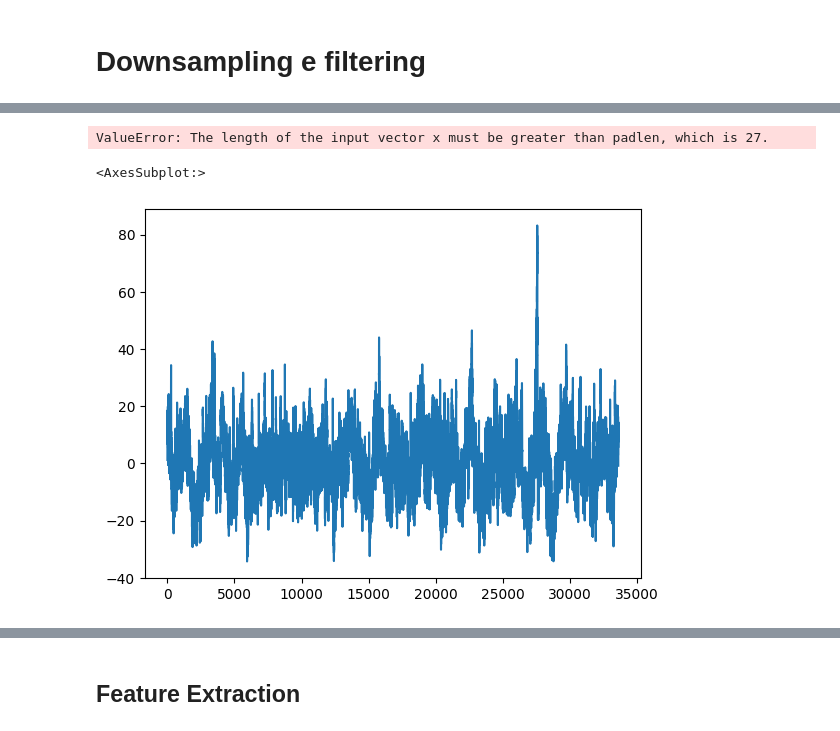
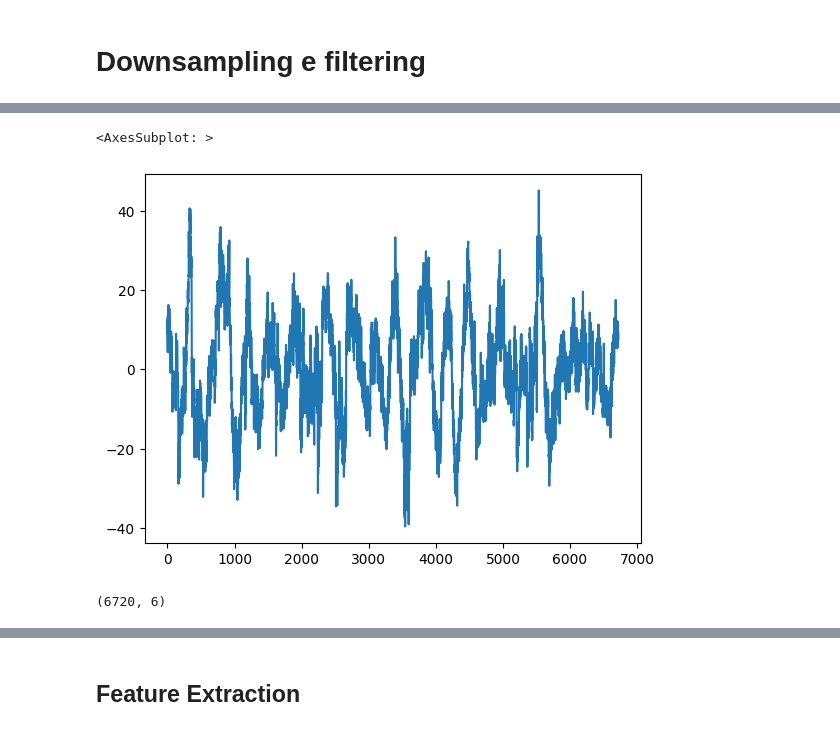
Before and after one commit to Sant0S22/eeg_emotion_recognition, a Jupyter notebook: FVAB_DATASET.ipynb, the cells around one changed output, grey strips where cells are left out. Cells and saved outputs as stored; diff of their text form; code cells hidden in the pictures.

```diff
--- a/FVAB_DATASET.ipynb
+++ b/FVAB_DATASET.ipynb
@@ -115,0 +129,5 @@ def band_pass_filter(data):
+# %%
+pd.DataFrame(processed_data_down)[3].plot()
+# %% [output]
+<AxesSubplot: >
+[figure, added]
@@ -116,14 +136,5 @@ def band_pass_filter(data):
 # %%
-#processed_data_down = down_sampling(data['tyc_eeg1'].T)
-processed_data_down = down_sampling(df_6_channels.T)
-processed_data_filter = band_pass_filter(processed_data_down)
-print(processed_data_down.shape)
 print(processed_data_filter.shape)
 # %% [output]
-ValueError: The length of the input vector x must be greater than padlen, which is 27.
+(6720, 6)
-# %%
-pd.DataFrame(data['tyc_eeg1']).iloc[10].plot()
-# %% [output]
-<AxesSubplot:>
-[figure, removed]
 # %%
```
Also changed, not shown: parts of 22 cells of this notebook.
